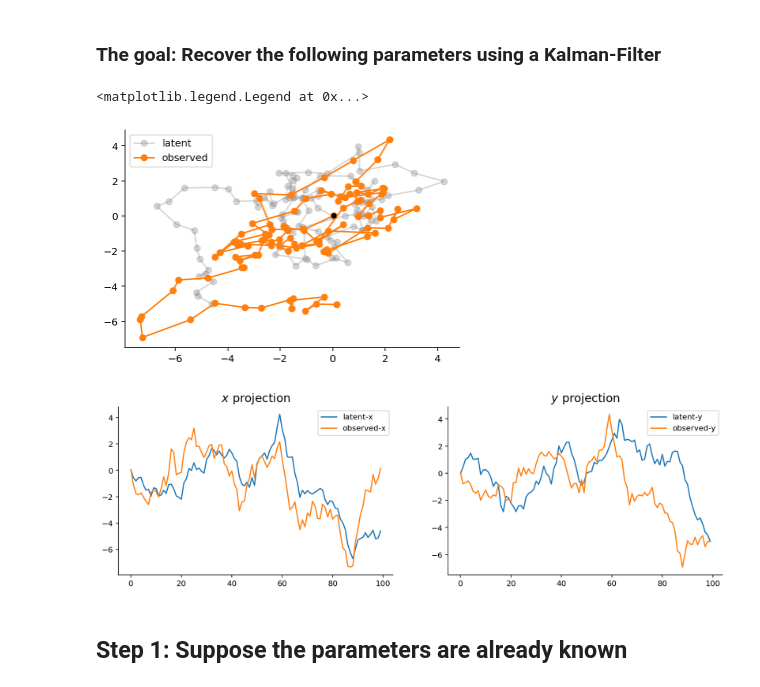
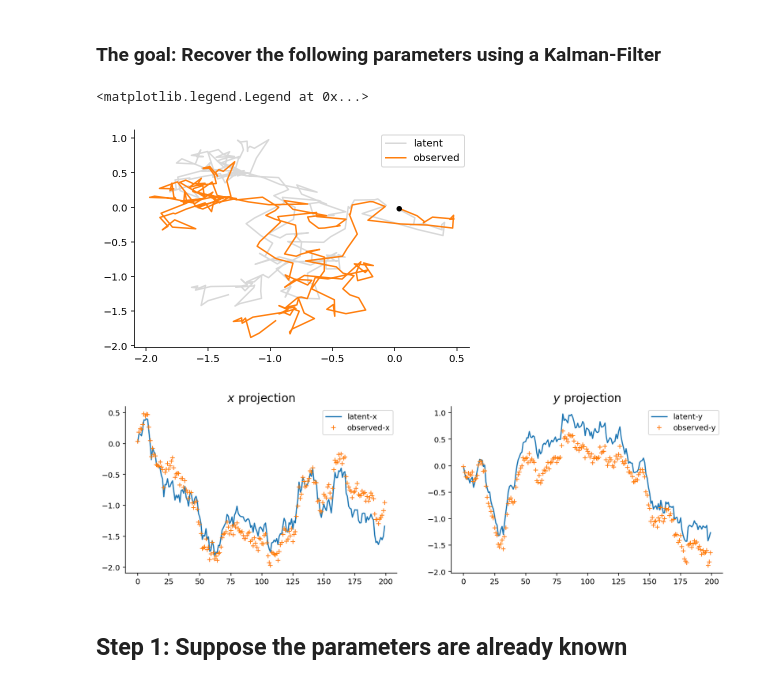
Before and after one commit to gerdm/msc-dissertation, a Jupyter notebook: notebooks/kalman-filter.ipynb, the cells around one changed output. Saved outputs shown, nothing was run; the diff lists cells and outputs as text; code cells hidden in the pictures.

```diff
--- a/notebooks/kalman-filter.ipynb
+++ b/notebooks/kalman-filter.ipynb
@@ -80,10 +19,0 @@ muv = np.zeros(4)
-# %%
-np.random.seed(314)
-n_sims, n_steps = 2, 250
-T = 250
-sol = lds_sample(μ0, V0, A, C, Γ, Σ, n_sims, n_steps, T)
-
-for n in range(1, n_sims):
-    plt.plot(sol[0, n, :], sol[1, n, :], c="tab:gray", alpha=1, label="latent")
-    plt.plot(sol[2, n, :], sol[3, n, :], c="tab:orange", alpha=1, label="observed")
-plt.legend()
@@ -118,18 +47,18 @@ T = 15
 # %% [markdown]
 ### The goal: Recover the following parameters using a Kalman-Filter
 # %%
-def lds_sample(μ0, V0, A, C, Γ, Σ, n_sims, n_steps, T):
+def lds_sample(μ0, V0, A, C, Γ, Σ, n_sims, n_steps, T, noisy_init=True):
     """
     Simulation of a continous-time Kalman-Bucy filter using
     the Euler–Maruyama method
     """
     dt = T / n_steps
-    # Sample initial condition
-    N0 = multivariate_normal(μ0, V0)
-    z0 = N0.rvs(n_sims)
-
     m_latent, _ = A.shape
     m_obs, _ = C.shape
+    # Sample initial condition
+    N0 = multivariate_normal(np.zeros(m_latent), V0)
+    z0 = μ0 + noisy_init * N0.rvs(n_sims)
+
 
     latent_rvs = multivariate_normal(cov=Γ).rvs((n_sims, n_steps))
     obs_rvs = multivariate_normal(cov=Σ).rvs((n_sims, n_steps))
@@ -149,8 +78,9 @@ def lds_sample(μ0, V0, A, C, Γ, Σ, n_sims, n_steps, T):
         ϵn = latent_rvs[:, n, :]
         φn = obs_rvs[:, n, :]
 
+
         z_new = zn + np.einsum("ij,sj->si", A, zn) * dt + ϵn * np.sqrt(dt)
-        xn = xn + np.einsum("ij,sj->si", C @ A, zn) * dt + φn * np.sqrt(dt)
+        xn = np.einsum("ij,sj->si", C, z_new) + φn * np.sqrt(dt)
         zn = z_new
 
         sol_latent[:, n, :] = zn
@@ -164,11 +94,11 @@ V0 = np.array([[1, 0], [0, 1]]) / 1000
 A = np.array([
     [0, -1],
     [1, 0]
-]) / 5
+]) / 3
 
 C = np.array([
-    [1, -1],
-    [1, 0]
+    [1, -0.3],
+    [0.3, 1]
 ])
 
 # Γ = np.array([
@@ -183,8 +113,8 @@ C = np.array([
 Σ = np.eye(2) * 5
 
 # low-variance configuration
-Γ = np.eye(2) / 2
-Σ = np.eye(2) / 20
+Γ = np.eye(2) * 1.2
+Σ = np.eye(2) / 50
 
 muv = np.zeros(4)
 zeros = np.zeros((2, 2))
@@ -233,30 +121,30 @@ def lds_sample(μ0, V0, A, C, Γ, Σ, n_sims, n_steps, T):
 # %%
 np.random.seed(314)
-n_sims, n_steps = 5, 100
-T = 50
+n_sims, n_steps = 5, 200
+T = 2
 latent, obs = lds_sample(μ0, V0, A, C, Γ, Σ, n_sims, n_steps, T)
 
 nsim = 1
 plt.scatter(*obs[nsim, 0], c="black", s=20, zorder=3)
-plt.plot(*latent[nsim].T, label="latent", c="tab:gray", marker="o", alpha=0.3)
-plt.plot(*obs[nsim].T, label="observed", c="tab:orange", marker="o")
+plt.plot(*latent[nsim].T, label="latent", c="tab:gray", alpha=0.3)
+plt.plot(*obs[nsim].T, label="observed", c="tab:orange")
 plt.legend()
 # %% [output]
 <matplotlib.legend.Legend at 0x...>
-[figure, old version]
+[figure, new version]
 # %%
 fig, ax = plt.subplots(1, 2, figsize=(14, 4))
 
 ax[0].plot(latent[nsim, :, 0], label="latent-x")
-ax[0].plot(obs[nsim, :, 0], label="observed-x")
+ax[0].plot(obs[nsim, :, 0], label="observed-x", marker="+", linewidth=0)
 ax[0].legend()
 ax[0].set_title("$x$ projection", fontsize=15)
 
 ax[1].plot(latent[nsim, :, 1], label="latent-y")
-ax[1].plot(obs[nsim, :, 1], label="observed-y")
+ax[1].plot(obs[nsim, :, 1], label="observed-y", marker="+", linewidth=0)
 ax[1].legend()
 ax[1].set_title("$y$ projection", fontsize=15);
 # %% [output]
-[figure, old version]
+[figure, new version]
 # %% [markdown]
 ## Step 1: Suppose the parameters are already known
```
Also changed, not shown: parts of 24 cells of this notebook.
